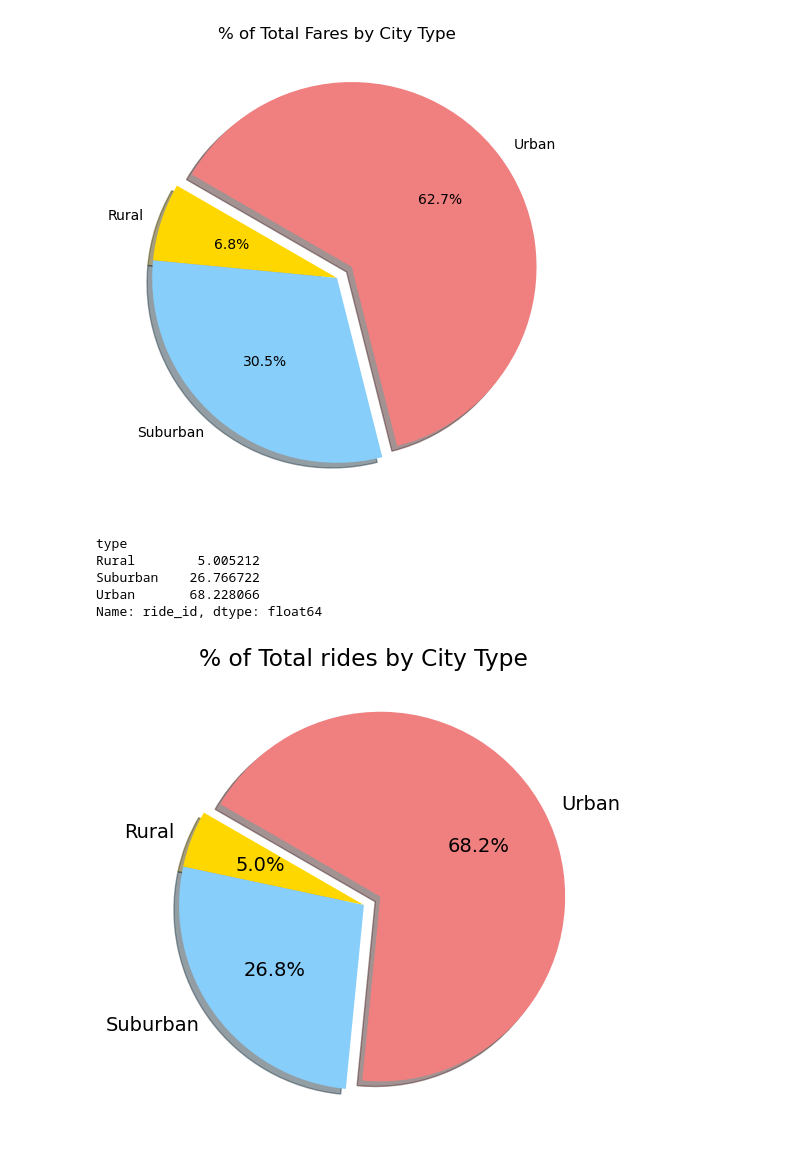
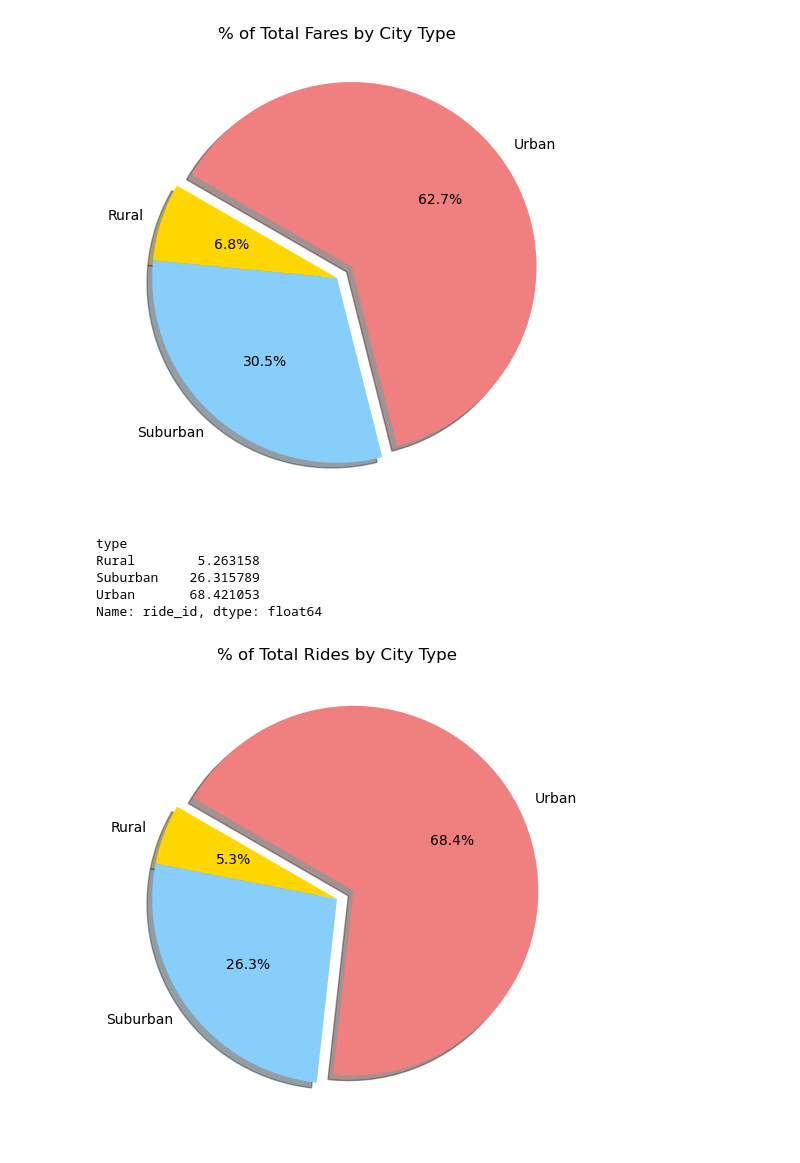
Before and after one commit to singhsmita/PyBer_Analysis, a Jupyter notebook: PyBer.ipynb, the cells around one changed output. Drawn from its saved outputs; the diff is of its cells as text; code cells hidden in the pictures.

```diff
--- a/PyBer.ipynb
+++ b/PyBer.ipynb
@@ -860,31 +860,29 @@ plt.show()
 [figure]
 # %%
 # Calculate the the percentage of total rides by city type.
-ride_percents = 100 * pyber_data_df.groupby(["type"]).sum()["ride_id"] / pyber_data_df["ride_id"].sum()
+ride_percents = 100 * pyber_data_df.groupby(["type"]).count()["ride_id"] / pyber_data_df["ride_id"].count()
 ride_percents
 # %% [output]
 type
-Rural        5.005212
-Suburban    26.766722
-Urban       68.228066
+Rural        5.263158
+Suburban    26.315789
+Urban       68.421053
 Name: ride_id, dtype: float64
 # %%
-# Import mpl to change the plot configurations using rcParams.
-import matplotlib as mpl
-# Build Pie Chart
+# Build percentage of rides by city type pie chart.
 plt.subplots(figsize=(10, 6))
 plt.pie(ride_percents,
     labels=["Rural", "Suburban", "Urban"],
     colors=["gold", "lightskyblue", "lightcoral"],
     explode=[0, 0, 0.1],
     autopct='%1.1f%%',
     shadow=True, startangle=150)
-plt.title("% of Total rides by City Type")
+plt.title("% of Total Rides by City Type")
 # Change the default font size from 10 to 14.
 mpl.rcParams['font.size'] = 14
 # Save Figure
 plt.savefig("analysis/Fig6.png")
 # Show Figure
 plt.show()
 # %% [output]
-[figure, old version]
+[figure, new version]
```
Also changed, not shown: parts of 2 cells of this notebook.
